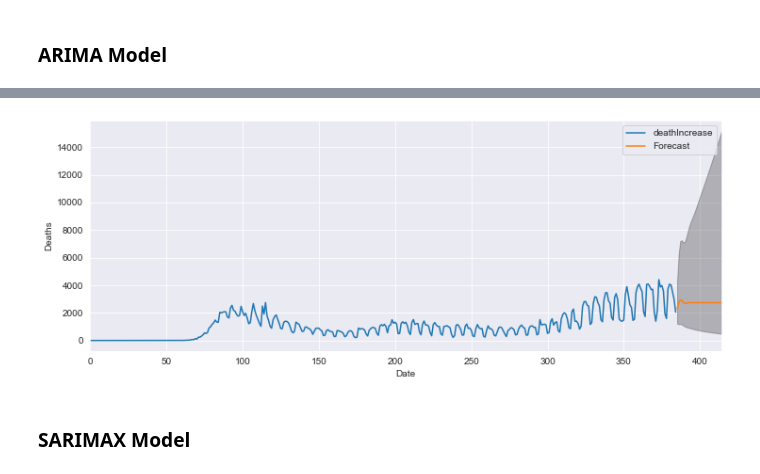
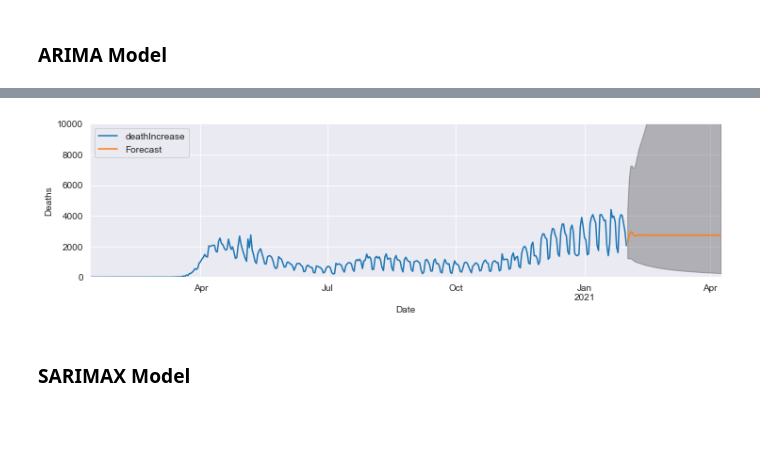
Before and after one commit to ghcn345/Coronavirus-Prediction, a Jupyter notebook: temp.ipynb, the cells around one changed output, grey strips where cells are left out. Cells and saved outputs as stored; diff of their text form; code cells hidden in the pictures; blank space fills up the shorter version.

```diff
--- a/temp.ipynb
+++ b/temp.ipynb
@@ -238,17 +237,20 @@ stationarity_check(np.sqrt(df.mortality))
 ## Modeling
 # %% [markdown]
 ### ARIMA Model
+# %%
+# set index datetime
+df['date'] = pd.to_datetime(df.date, format='%Y%m%d')
+df.set_index('date', inplace=True)
+df.index = pd.DatetimeIndex(df.index.values, freq=df.index.inferred_freq) #<--- set freq.
+
+# construct seperate dataframes for target variable
+deaths = pd.DataFrame(df.deathIncrease, index=df.index)
+
+# add one to all values of zero for log transforms
+deaths['deathIncrease'] = np.where(deaths.deathIncrease == 0, 1, deaths.deathIncrease)
 # %%
-# construct seperate dataframes per target variable
-deaths = pd.DataFrame(df.deathIncrease, index=df.index)
-
-# drop nan values from the start of each target dataframe
-deaths.fillna(value=1, inplace=True)
-
-# add one to all values of zero for log transforms
-deaths['deathIncrease'] = np.where(deaths.deathIncrease == 0, 1, deaths.deathIncrease)
-
-ARIMA_MODEL = SARIMAX(endog=np.log(deaths),
+# Run model on training dataset only (first 90% of dates)
+ARIMA_MODEL = SARIMAX(endog=np.log(deaths[:-len(deaths)//10]),
                       order=(2,1,2),
                       enforce_stationarity=False,
                       enforce_invertibility=False)
@@ -370,0 +373,12 @@ The Mean Absolute Error of our forecasts is 1364.97
+# %%
+# Re-run model on entire dataset
+ARIMA_MODEL = SARIMAX(endog=np.log(deaths),
+                      order=(2,1,2),
+                      enforce_stationarity=False,
+                      enforce_invertibility=False)
+
+# Fit the model and print results
+output = ARIMA_MODEL.fit()
+
+print(output.summary().tables[0])
+print(output.summary().tables[1])
@@ -371,24 +405,25 @@ The Mean Absolute Error of our forecasts is 1364.97
 # %%
 # Get forecast 30 days ahead in future
-prediction = output.get_forecast(steps=30)
+prediction = output.get_forecast(steps=len(deaths)//10+30)
 
 # Get confidence intervals of forecasts
 pred_conf = prediction.conf_int(alpha=.1)
 # %%
 # Plot future predictions with confidence intervals
-ax = deaths.plot(label='observed', figsize=(12, 4.5))
+ax = deaths.plot(label='observed', figsize=(12, 3), )
 np.exp(prediction.predicted_mean).plot(ax=ax, label='Forecast')
 ax.fill_between(pred_conf.index,
                 np.exp(pred_conf.iloc[:, 0]),
                 np.exp(pred_conf.iloc[:, 1]), color='k', alpha=0.25)
 ax.set_xlabel('Date')
 ax.set_ylabel('Deaths')
+plt.ylim(bottom=0, top=10000)
 # ax.set_xlim(left=deaths.index[-90], right=deaths.index[-1]+pd.DateOffset(14))
 # plt.vlines(x=deaths.index[-1]+pd.DateOffset(1), ymin=0, ymax=10000, linestyles='dotted', label='Today')
-plt.legend()
+plt.legend(loc='upper left')
 plt.show()
 # %% [output]
-[figure, old version]
+[figure, new version]
 # %% [markdown]
 ### SARIMAX Model
 # %%
```
Also changed, not shown: parts of 24 cells of this notebook.
